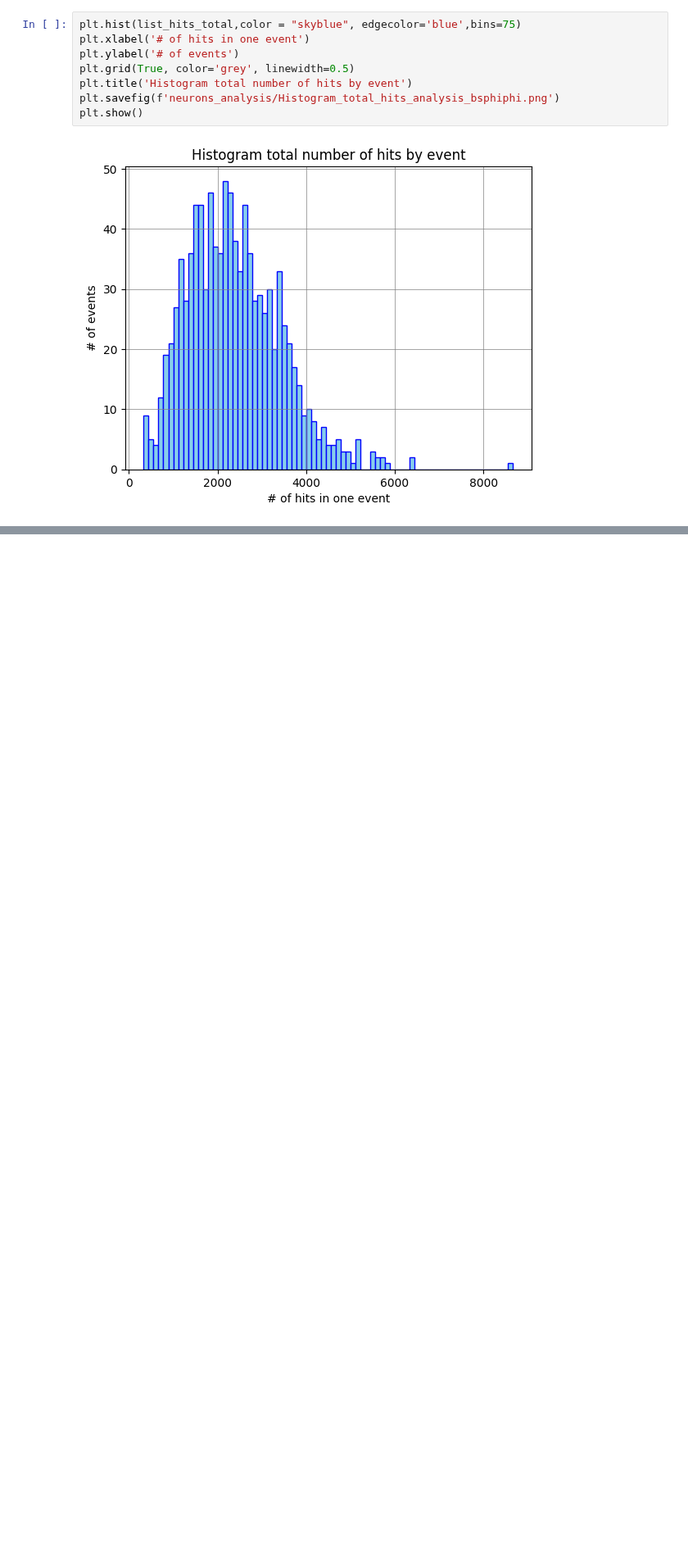
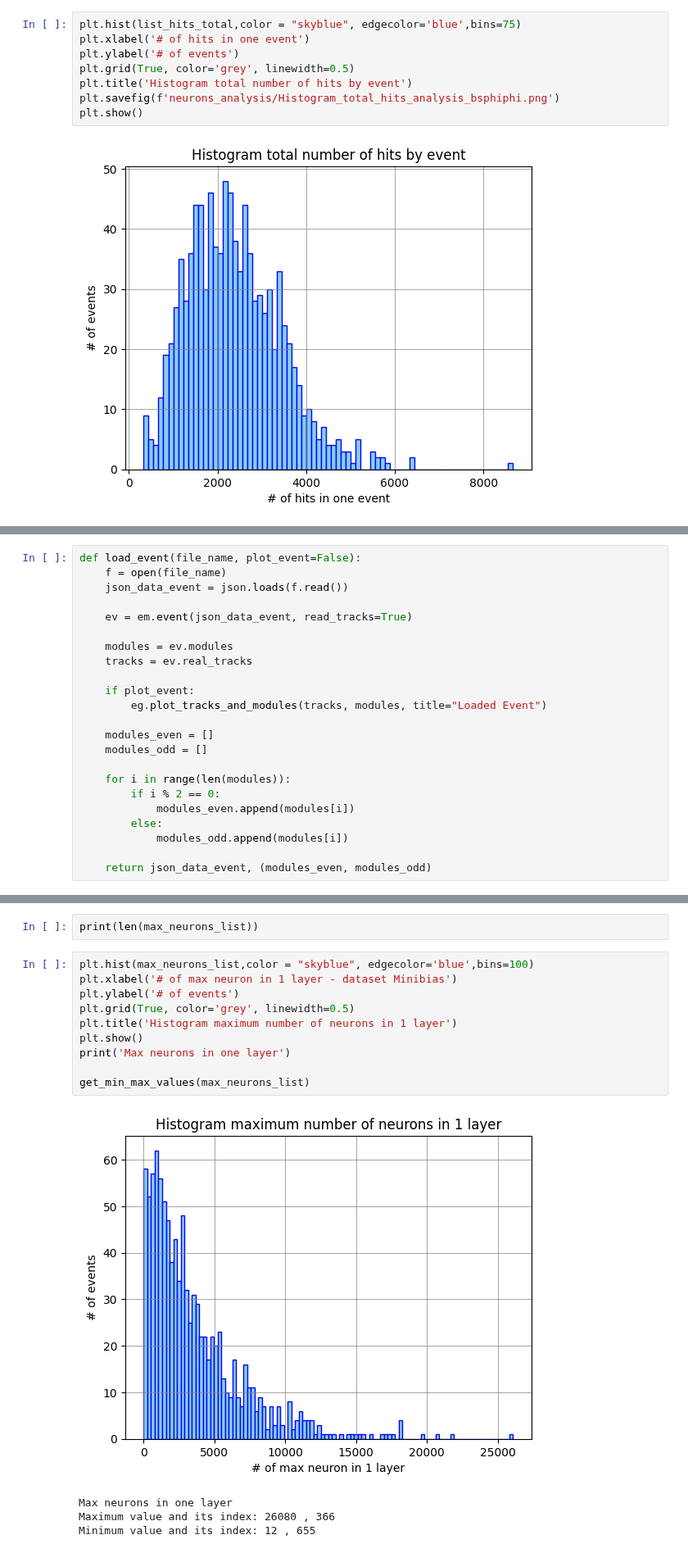
Before and after one commit to alawaree/Code_Thesis_HopfieldNetwork_VELO, a Jupyter notebook: data_analysis/neurons_count.ipynb, the cells around one changed output, grey strips where cells are left out. Shown at 82% size. Drawn from its saved outputs; the diff is of its cells as text; blank space fills up the shorter version.

```diff
--- a/data_analysis/neurons_count.ipynb
+++ b/data_analysis/neurons_count.ipynb
@@ -248,0 +251,23 @@ plt.show()
+# %%
+def load_event(file_name, plot_event=False):
+    f = open(file_name)
+    json_data_event = json.loads(f.read())
+
+    ev = em.event(json_data_event, read_tracks=True)
+
+    modules = ev.modules
+    tracks = ev.real_tracks
+
+    if plot_event:
+        eg.plot_tracks_and_modules(tracks, modules, title="Loaded Event")
+
+    modules_even = []
+    modules_odd = []
+
+    for i in range(len(modules)):
+        if i % 2 == 0:
+            modules_even.append(modules[i])
+        else:
+            modules_odd.append(modules[i])
+
+    return json_data_event, (modules_even, modules_odd)
@@ -248,0 +317,17 @@ plt.show()
+# %%
+print(len(max_neurons_list))
+# %%
+plt.hist(max_neurons_list,color = "skyblue", edgecolor='blue',bins=100)
+plt.xlabel('# of max neuron in 1 layer - dataset Minibias')
+plt.ylabel('# of events')
+plt.grid(True, color='grey', linewidth=0.5)
+plt.title('Histogram maximum number of neurons in 1 layer')
+plt.show()
+print('Max neurons in one layer')
+
+get_min_max_values(max_neurons_list)
+# %% [output]
+[figure, added]
+Max neurons in one layer
+Maximum value and its index: 26080 , 366
+Minimum value and its index: 12 , 655
```
Also changed, not shown: parts of 11 cells of this notebook, 8 other files.
